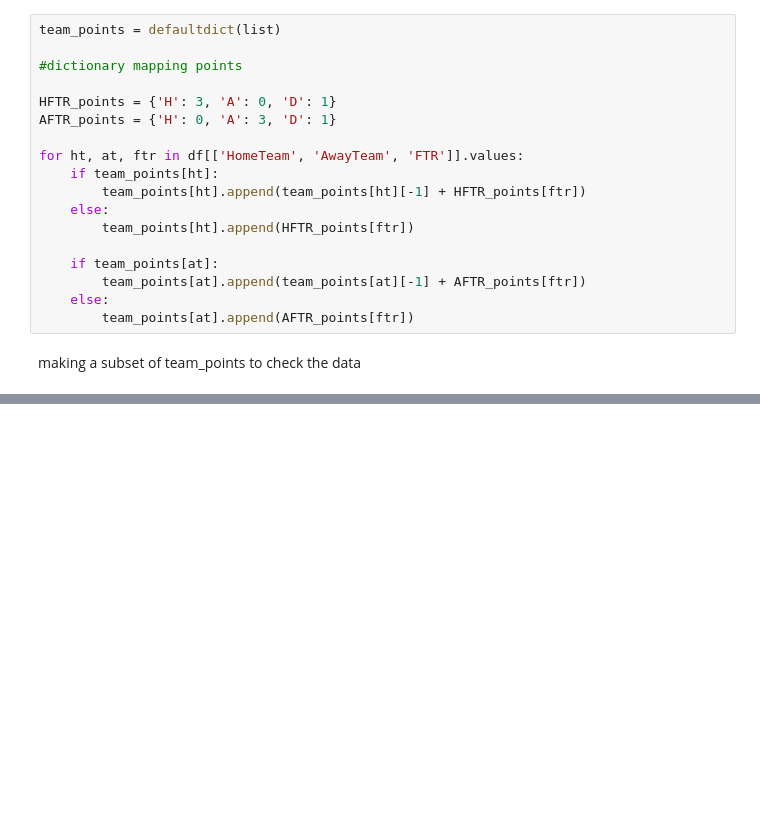
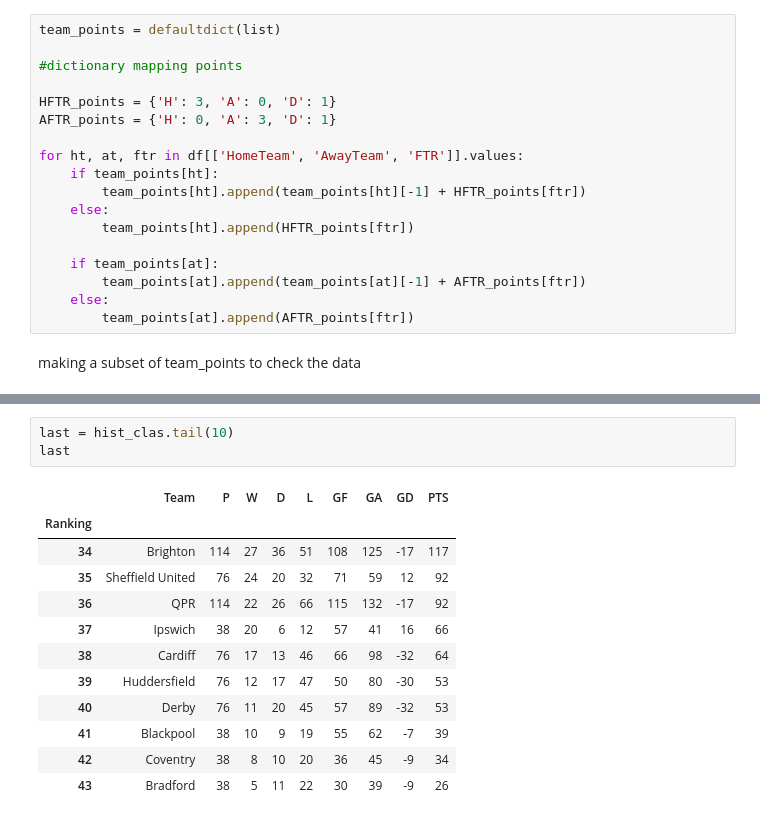
Before and after one commit to Adonis232/Ironhack_final_project_2.0, a Jupyter notebook: Untitled.ipynb, the cells around one changed output, grey strips where cells are left out. Cells and saved outputs as stored; diff of their text form; blank space fills up the shorter version.

```diff
--- a/Untitled.ipynb
+++ b/Untitled.ipynb
@@ -643,0 +751,16 @@ for tea, played_, points_ in top_teams:
+# %%
+last = hist_clas.tail(10)
+last
+# %% [output]
+|  | Team | P | W | D | L | GF | GA | GD | PTS |
+| Ranking |  |  |  |  |  |  |  |  |  |
+| 34 | Brighton | 114 | 27 | 36 | 51 | 108 | 125 | -17 | 117 |
+| 35 | Sheffield United | 76 | 24 | 20 | 32 | 71 | 59 | 12 | 92 |
+| 36 | QPR | 114 | 22 | 26 | 66 | 115 | 132 | -17 | 92 |
+| 37 | Ipswich | 38 | 20 | 6 | 12 | 57 | 41 | 16 | 66 |
+| 38 | Cardiff | 76 | 17 | 13 | 46 | 66 | 98 | -32 | 64 |
+| 39 | Huddersfield | 76 | 12 | 17 | 47 | 50 | 80 | -30 | 53 |
+| 40 | Derby | 76 | 11 | 20 | 45 | 57 | 89 | -32 | 53 |
+| 41 | Blackpool | 38 | 10 | 9 | 19 | 55 | 62 | -7 | 39 |
+| 42 | Coventry | 38 | 8 | 10 | 20 | 36 | 45 | -9 | 34 |
+| 43 | Bradford | 38 | 5 | 11 | 22 | 30 | 39 | -9 | 26 |
```
Also changed, not shown: parts of 25 cells of this notebook, 1 other file.
